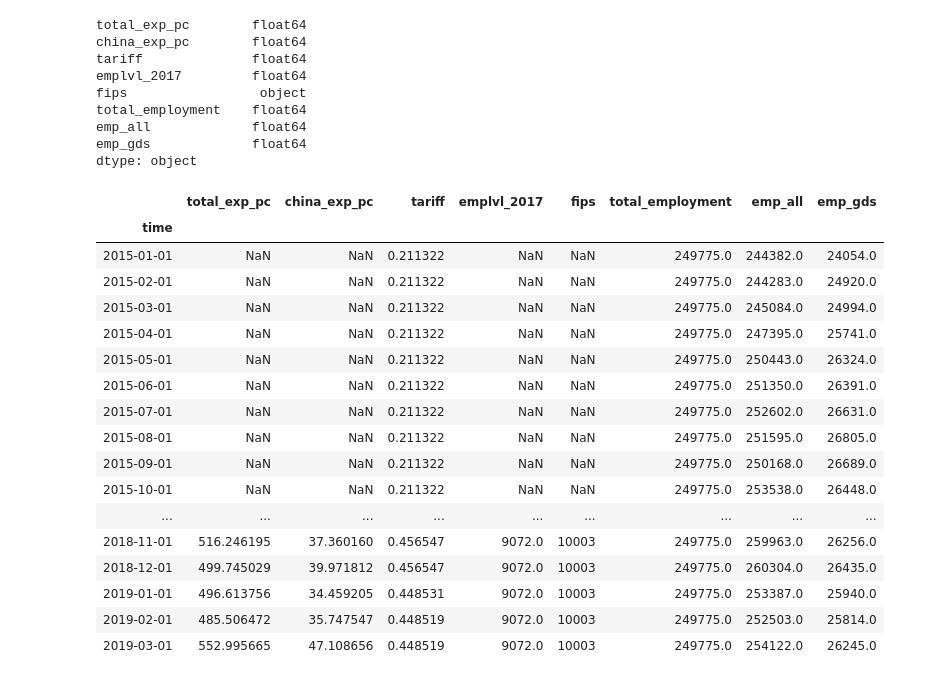
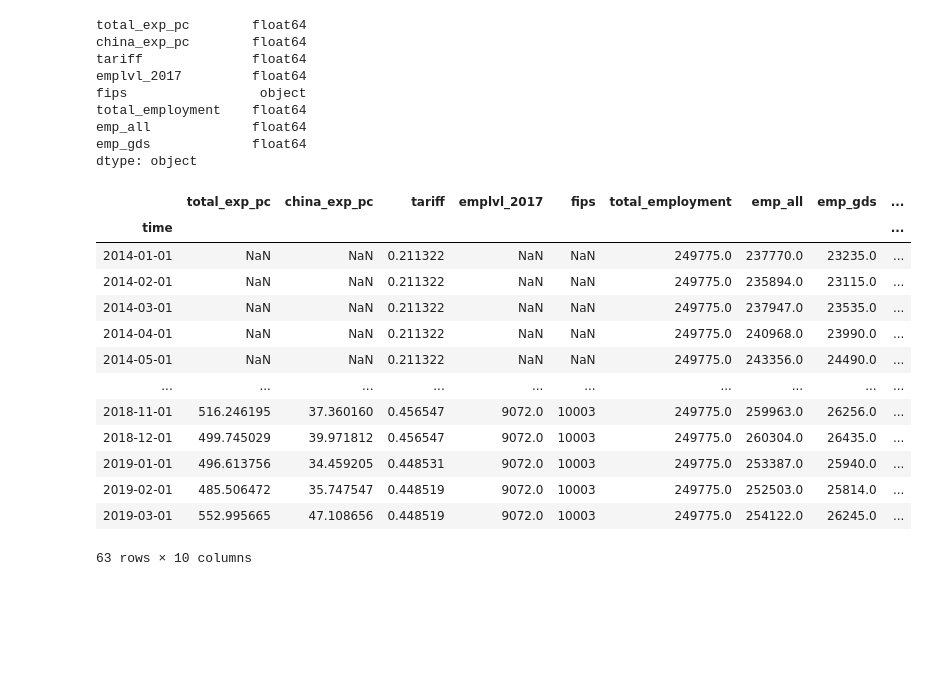
Before and after one commit to mwaugh0328/consumption_and_tradewar, a Jupyter notebook: bls_quarterly_county.ipynb, the cells around one changed output. Saved outputs shown, nothing was run; the diff lists cells and outputs as text; code cells hidden in the pictures; blank space fills up the shorter version.

Commit message:
pretrend study on employment notebook

```diff
--- a/bls_quarterly_county.ipynb
+++ b/bls_quarterly_county.ipynb
@@ -48,7 +48,7 @@ trade_data.loc[most_exposed].xs('2018-12-1', level=1).tariff.mean()
 # %% [markdown]
 This is ultra-clunky. Should fix in the future. But it takes names (which is how the BLS files are written) and then will map them into a datatime value.
 # %%
-years = [15,16,17,18,19]
+years = [14,15,16,17,18,19]
 
 empl_time_dict = {}
 
@@ -208,6 +217,19 @@ def clean_bls_quarter(excell_sheet, time_dict):
 Then given the function above, work through the file list.
 # %%
 df = pd.DataFrame([])
+
+############################################################################
+root_name = cwd + "\\bls_files\\"
+
+root_name = root_name + "allhlcn14"
+
+quarter = ["1","2","3","4"]
+
+for item in quarter:
+
+    file_name = root_name + item + ".xlsx"
+
+    df = df.append(clean_bls_quarter(file_name,empl_time_dict["year_2014"]))
 
 ############################################################################
 root_name = cwd + "\\bls_files\\"
@@ -295,4 +317,23 @@ trade_employ = trade_data.merge(df, left_index = True, right_index = True, how =
 trade_employ.total_employment.fillna(method='bfill', inplace = True)
 
 trade_employ.tariff.fillna(method='bfill', inplace = True)
+# %%
+dfrural = pd.read_excel("https://www2.census.gov/geo/docs/reference/ua/County_Rural_Lookup.xlsx", skiprows=[0,1,2],
+                       nrows = 3142)
+
+dfrural["area_fips"] = dfrural["2015 GEOID"].astype(int)
+
+trade_employ.reset_index(inplace = True)
+
+trade_employ["area_fips"] = trade_employ["area_fips"].astype(int)
+
+trade_employ = trade_employ.merge(dfrural[["area_fips", "2010 Census \nPercent Rural",
+                             "2010 Census Total Population"]], left_on = "area_fips", right_on = "area_fips")
+
+trade_employ.set_index(["area_fips", "time"],inplace = True)
+
+trade_employ.rename({"2010 Census \nPercent Rural": "rural_share",
+            "2010 Census Total Population": "population"}, inplace = True, axis = 1)
+
+trade_employ["rural_share"] = 0.01*trade_employ["rural_share"]
 # %%
@@ -316,23 +357,19 @@ emp_all             float64
 emp_gds             float64
 dtype: object
 # %%
-trade_employ.loc["10003"]
+trade_employ.loc[10003]
 # %% [output]
-|  | total_exp_pc | china_exp_pc | tariff | emplvl_2017 | fips | total_employment | emp_all | emp_gds |
-| time |  |  |  |  |  |  |  |  |
-| 2015-01-01 | NaN | NaN | 0.211322 | NaN | NaN | 249775.0 | 244382.0 | 24054.0 |
-| 2015-02-01 | NaN | NaN | 0.211322 | NaN | NaN | 249775.0 | 244283.0 | 24920.0 |
-| 2015-03-01 | NaN | NaN | 0.211322 | NaN | NaN | 249775.0 | 245084.0 | 24994.0 |
-| 2015-04-01 | NaN | NaN | 0.211322 | NaN | NaN | 249775.0 | 247395.0 | 25741.0 |
-| 2015-05-01 | NaN | NaN | 0.211322 | NaN | NaN | 249775.0 | 250443.0 | 26324.0 |
-| 2015-06-01 | NaN | NaN | 0.211322 | NaN | NaN | 249775.0 | 251350.0 | 26391.0 |
-| 2015-07-01 | NaN | NaN | 0.211322 | NaN | NaN | 249775.0 | 252602.0 | 26631.0 |
-| 2015-08-01 | NaN | NaN | 0.211322 | NaN | NaN | 249775.0 | 251595.0 | 26805.0 |
-| 2015-09-01 | NaN | NaN | 0.211322 | NaN | NaN | 249775.0 | 250168.0 | 26689.0 |
-| 2015-10-01 | NaN | NaN | 0.211322 | NaN | NaN | 249775.0 | 253538.0 | 26448.0 |
-| ... | ... | ... | ... | ... | ... | ... | ... | ... |
-| 2018-11-01 | 516.246195 | 37.360160 | 0.456547 | 9072.0 | 10003 | 249775.0 | 259963.0 | 26256.0 |
-| 2018-12-01 | 499.745029 | 39.971812 | 0.456547 | 9072.0 | 10003 | 249775.0 | 260304.0 | 26435.0 |
-| 2019-01-01 | 496.613756 | 34.459205 | 0.448531 | 9072.0 | 10003 | 249775.0 | 253387.0 | 25940.0 |
-| 2019-02-01 | 485.506472 | 35.747547 | 0.448519 | 9072.0 | 10003 | 249775.0 | 252503.0 | 25814.0 |
-| 2019-03-01 | 552.995665 | 47.108656 | 0.448519 | 9072.0 | 10003 | 249775.0 | 254122.0 | 26245.0 |
+|  | total_exp_pc | china_exp_pc | tariff | emplvl_2017 | fips | total_employment | emp_all | emp_gds | ... |
+| time |  |  |  |  |  |  |  |  | ... |
+| 2014-01-01 | NaN | NaN | 0.211322 | NaN | NaN | 249775.0 | 237770.0 | 23235.0 | ... |
+| 2014-02-01 | NaN | NaN | 0.211322 | NaN | NaN | 249775.0 | 235894.0 | 23115.0 | ... |
+| 2014-03-01 | NaN | NaN | 0.211322 | NaN | NaN | 249775.0 | 237947.0 | 23535.0 | ... |
+| 2014-04-01 | NaN | NaN | 0.211322 | NaN | NaN | 249775.0 | 240968.0 | 23990.0 | ... |
+| 2014-05-01 | NaN | NaN | 0.211322 | NaN | NaN | 249775.0 | 243356.0 | 24490.0 | ... |
+| ... | ... | ... | ... | ... | ... | ... | ... | ... | ... |
+| 2018-11-01 | 516.246195 | 37.360160 | 0.456547 | 9072.0 | 10003 | 249775.0 | 259963.0 | 26256.0 | ... |
+| 2018-12-01 | 499.745029 | 39.971812 | 0.456547 | 9072.0 | 10003 | 249775.0 | 260304.0 | 26435.0 | ... |
+| 2019-01-01 | 496.613756 | 34.459205 | 0.448531 | 9072.0 | 10003 | 249775.0 | 253387.0 | 25940.0 | ... |
+| 2019-02-01 | 485.506472 | 35.747547 | 0.448519 | 9072.0 | 10003 | 249775.0 | 252503.0 | 25814.0 | ... |
+| 2019-03-01 | 552.995665 | 47.108656 | 0.448519 | 9072.0 | 10003 | 249775.0 | 254122.0 | 26245.0 | ... |
+63 rows × 10 columns
```
Also changed, not shown: parts of 3 cells of this notebook, 2 other files.
